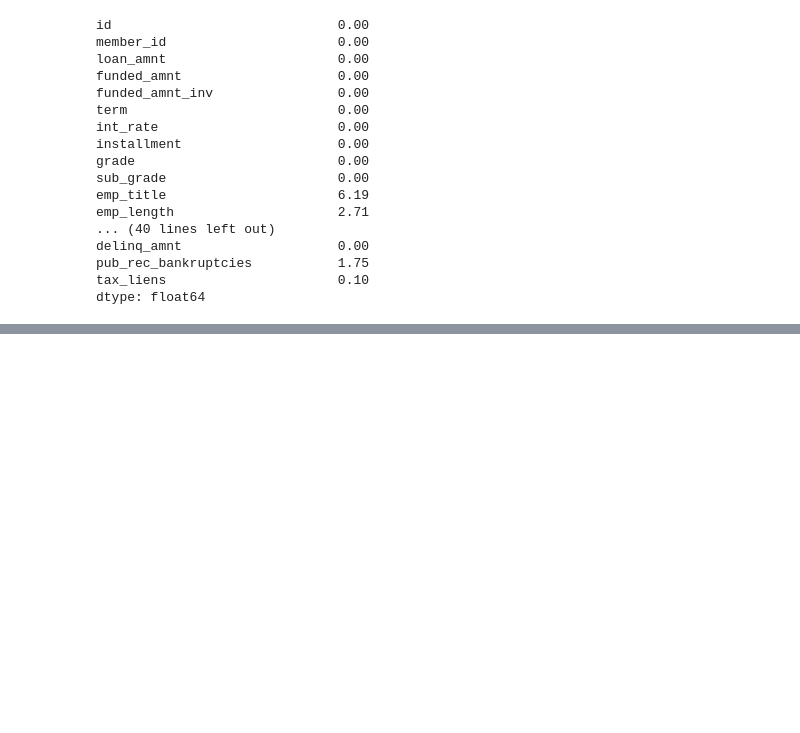
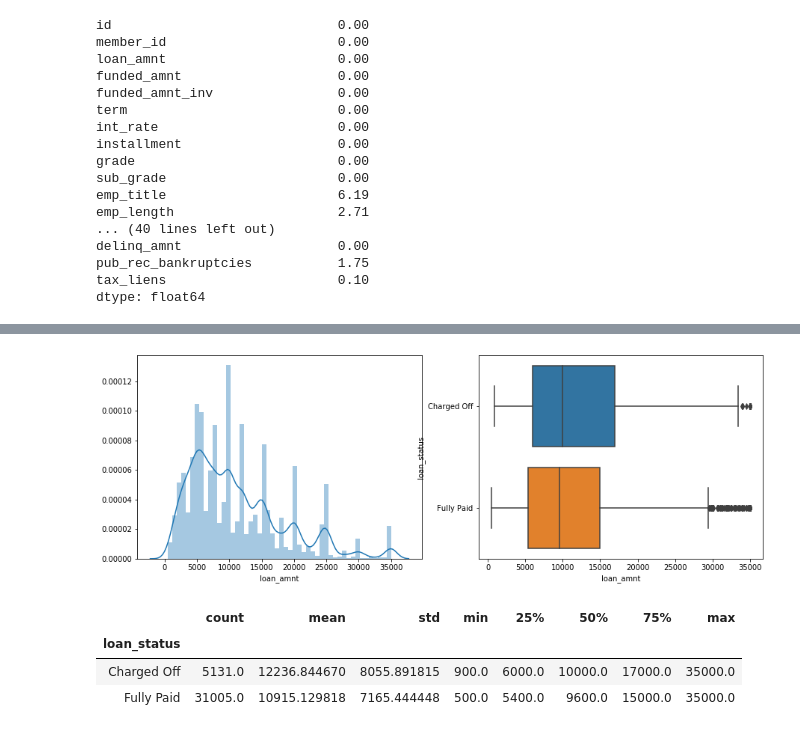
Before and after one commit to parth1595/EDA, a Jupyter notebook: loan_analysis.ipynb, the cells around one changed output, grey strips where cells are left out. Saved outputs shown, nothing was run; the diff lists cells and outputs as text; code cells hidden in the pictures; blank space fills up the shorter version.

```diff
--- a/loan_analysis.ipynb
+++ b/loan_analysis.ipynb
@@ -625,0 +406,21 @@ print(d)
+# %%
+# This method plots a distribution of target column, and its boxplot against loan_status column
+#copied
+def plot_distribution(dataframe, col):
+    plt.figure(figsize=(15,5))
+    plt.subplot(1, 2, 1)
+    ax = sns.distplot(dataframe[col])
+    plt.subplot(1, 2, 2)
+    sns.boxplot(x=dataframe[col], y=dataframe['loan_status'], data=dataframe)
+    plt.show()
+# %%
+plot_distribution(df_new, 'loan_amnt')
+# %% [output]
+[figure, added]
+# %%
+df_new.groupby('loan_status')['loan_amnt'].describe()
+# %% [output]
+|  | count | mean | std | min | 25% | 50% | 75% | max |
+| loan_status |  |  |  |  |  |  |  |  |
+| Charged Off | 5131.0 | 12236.844670 | 8055.891815 | 900.0 | 6000.0 | 10000.0 | 17000.0 | 35000.0 |
+| Fully Paid | 31005.0 | 10915.129818 | 7165.444448 | 500.0 | 5400.0 | 9600.0 | 15000.0 | 35000.0 |
```
Also changed, not shown: parts of 103 cells of this notebook, 1 other file.
